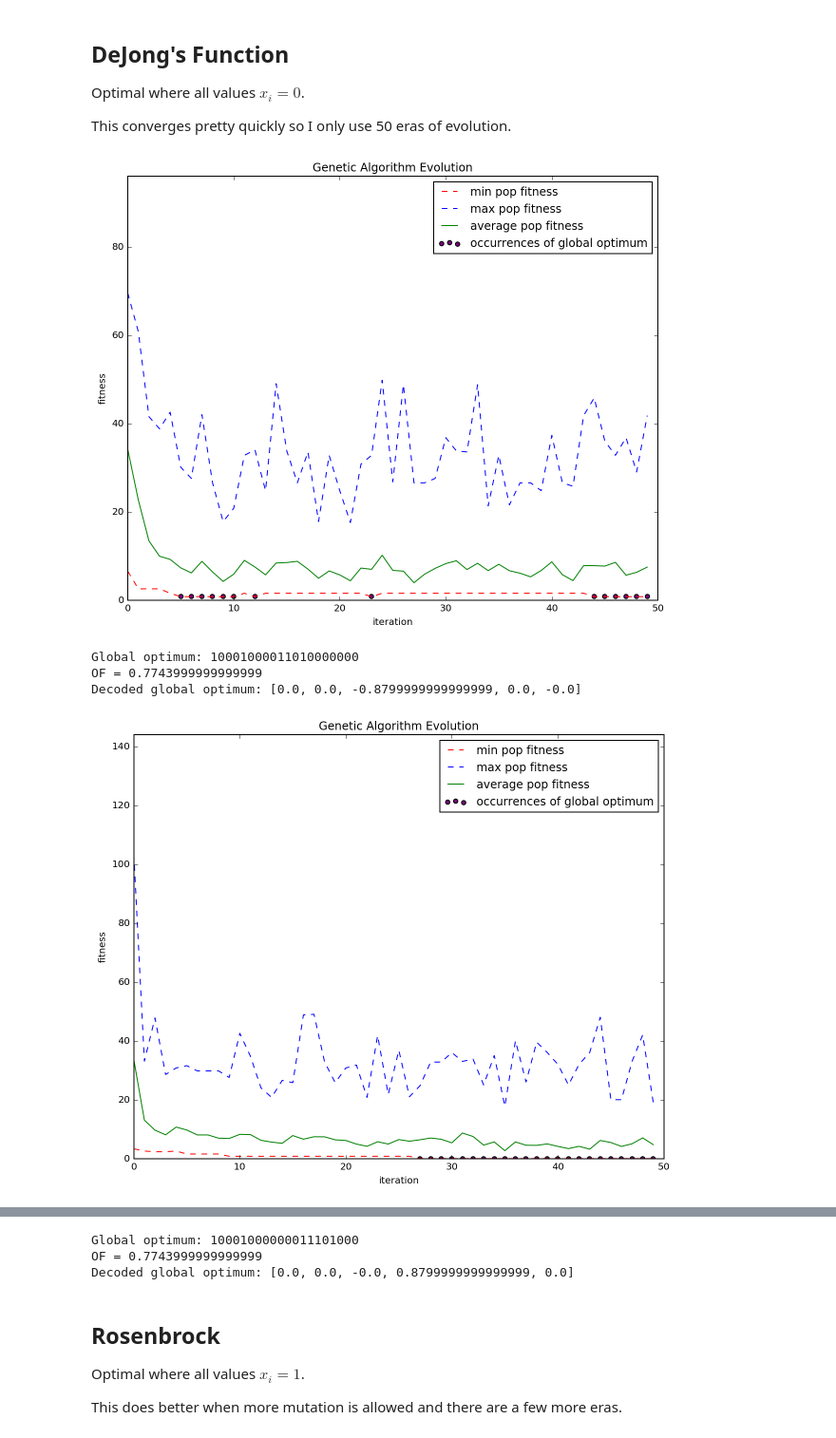
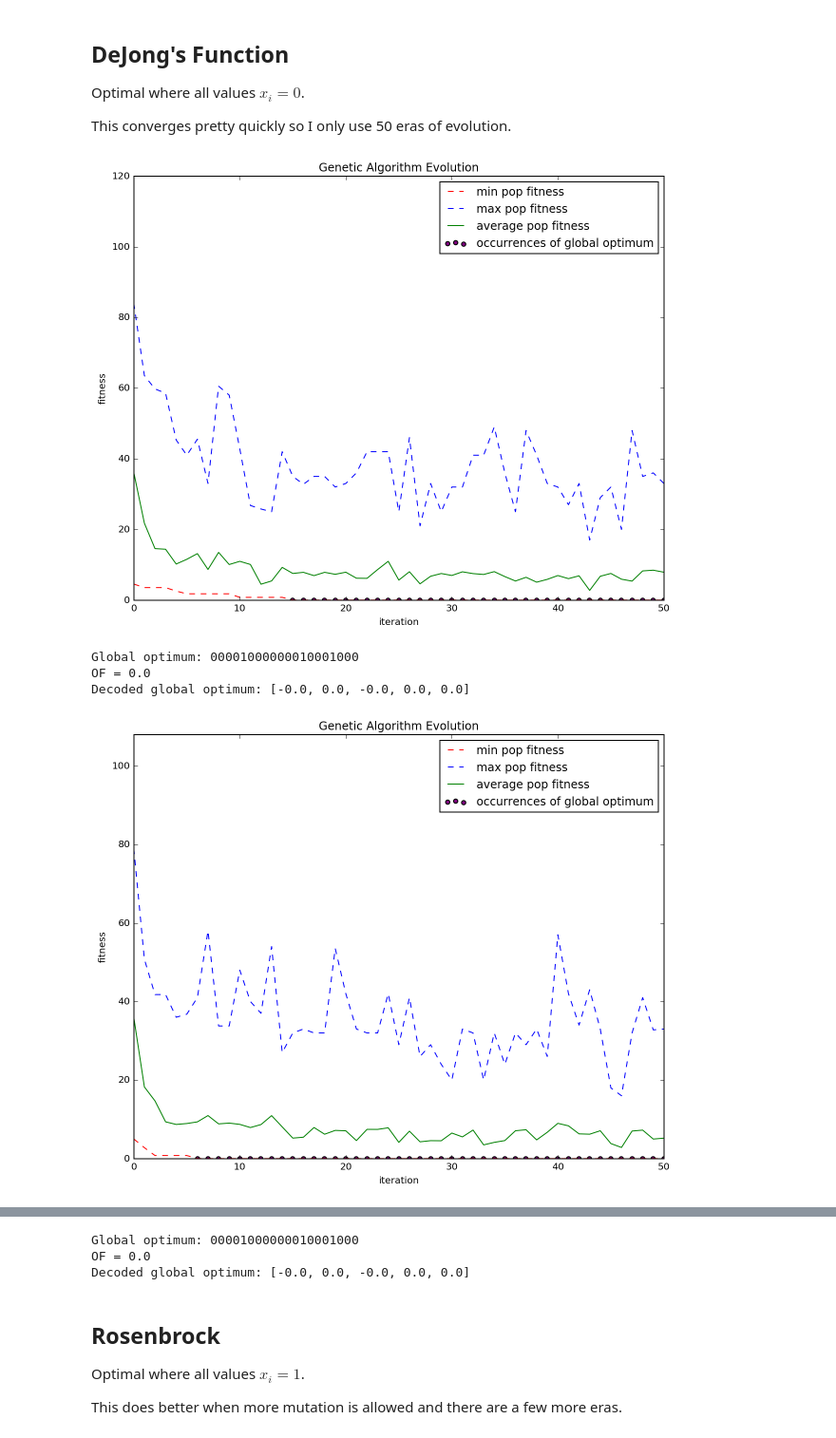
Before and after one commit to glifchits/simple-genetic-algorithm, a Jupyter notebook: SGA.ipynb, the cells around one changed output, grey strips where cells are left out. Shown at 95% size. Cells and saved outputs as stored; diff of their text form; code cells hidden in the pictures.

```diff
--- a/SGA.ipynb
+++ b/SGA.ipynb
@@ -45,6 +45,6 @@ def generate_sample_population(number, length):
     """
     :param number: [int] number of strings to return
     :param length: [int] length of the strings to return
-    :returns: a random list of binary strings
+    :returns: List[str] list of random binary strings
     """
     return [random_string(length) for _ in range(number)]
@@ -162,15 +197,15 @@ def run_genetic_algorithm(fitness,
     # initialize population
     population = generate_sample_population(number=population_size, length=chromosome_length)
     # data collection
-    populations = []
+    populations = [population] # initialize with first population
 
     for i in range(num_eras):
-        populations.append(population)
         ##### SGA LOOP #####
         population = reproduction(population, fitness, min_or_max)
         population = population_crossover(population, crossover_probability)
         population = mutate_population(population, mutation_probability)
         ##### END SGA LOOP #####
+        populations.append(population)
 
     # Find the "global optimum" of all the chromosomes we looked at.
     # A better term for this chromosome is "best individual".
@@ -299,19 +334,19 @@ This converges pretty quickly so I only use 50 eras of evolution.
 # %%
 decoder = dejong_decoder
 obj_fun = dejong_OF
 
 fitness = lambda coding: obj_fun(*decoder(coding))
 
 for i in range(4):
     run_genetic_algorithm(
         fitness, min_or_max=MIN, num_eras=50,
         population_size=40, chromosome_length=20,
-        crossover_probability=0.3, mutation_probability=0.04
+        crossover_probability=0.3, mutation_probability=0.05
 
     )
 # %% [output]
-[figure, old version]
+[figure, new version]
-Global optimum: 10001000011010000000
-OF = 0.7743999999999999
-Decoded global optimum: [0.0, 0.0, -0.8799999999999999, 0.0, -0.0]
+Global optimum: 00001000000010001000
+OF = 0.0
+Decoded global optimum: [-0.0, 0.0, -0.0, 0.0, 0.0]
-[figure, old version]
+[figure, new version]
@@ -326,6 +361,6 @@ Decoded global optimum: [0.0, 0.0, 0.0, 0.0, 0.0]
-Global optimum: 10001000000011101000
-OF = 0.7743999999999999
-Decoded global optimum: [0.0, 0.0, -0.0, 0.8799999999999999, 0.0]
+Global optimum: 00001000000010001000
+OF = 0.0
+Decoded global optimum: [-0.0, 0.0, -0.0, 0.0, 0.0]
 # %% [markdown]
 ## Rosenbrock
 
```
Also changed, not shown: parts of 17 cells of this notebook.
